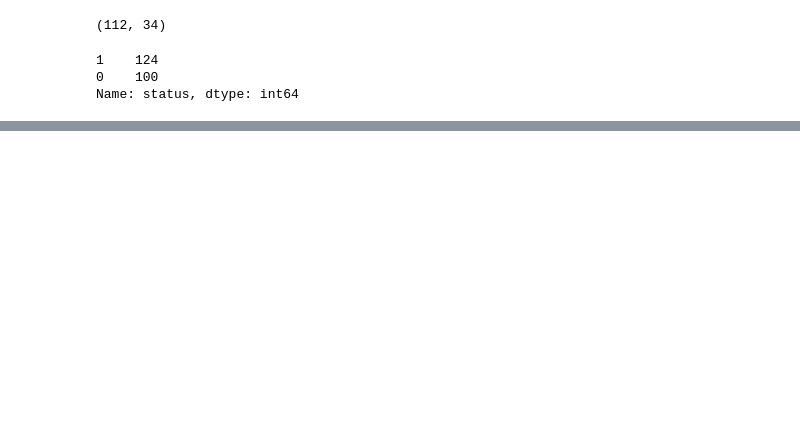
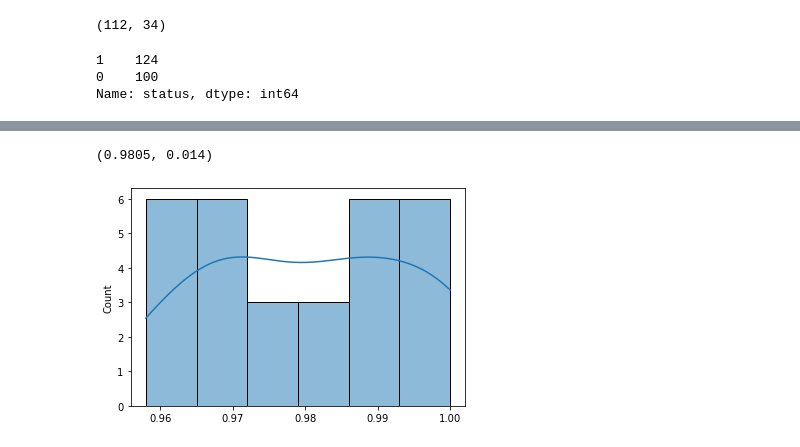
Before and after one commit to WaldemarWalo/DataScienceProjects, a Jupyter notebook: Bearing_Classification/60.lgbm_classification.ipynb, the cells around one changed output, grey strips where cells are left out. Cells and saved outputs as stored; diff of their text form; code cells hidden in the pictures; blank space fills up the shorter version.

```diff
--- a/Bearing_Classification/60.lgbm_classification.ipynb
+++ b/Bearing_Classification/60.lgbm_classification.ipynb
@@ -126,6 +126,3 @@ from lightgbm import LGBMClassifier
 # %%
 X = b_all.drop('status', axis=1)
 y = b_all['status']
-# %%
-model = LGBMClassifier(random_state=RS)
-cross_val_score(model, X, y, cv = 8)
@@ -135,14 +129,23 @@ array([0.96428571, 0.92857143, 0.89285714, 0.96428571, 1.        ,
 # %%
-def cross_val(model_factory, X, y, models = None):
+def cross_val(model_factory, X, y, cv_i_count = 1, model_i_count = 1, models = None):
+
     scores = []
     np.random.seed(RS)
 
-    for rs in range(20):
+    max_iter = cv_i_count * model_i_count * 5
+    current_iter = 0
+
+    total_elapsed_time = []
+
+    for i_cv in range(cv_i_count):
         for i_fold, (idx_train, idx_test) in enumerate(StratifiedKFold(n_splits=5, shuffle=True, random_state=np.random.randint(0,1000000)).split(X, y, y)):
             X_train, y_train = X.iloc[idx_train], y.iloc[idx_train]
             X_test, y_test = X.iloc[idx_test], y.iloc[idx_test]
 
-            for _ in range(5):
+            for i_model in range(model_i_count):
+
+                start_time = time.perf_counter()
+
                 model = model_factory(np.random.randint(0,1000000))
                 model.fit(X_train, y_train)
 
@@ -150,7 +153,18 @@ def cross_val(model_factory, X, y, models = None):
                 score = roc_auc_score(y_test, y_pred)
                 scores.append(score)
 
+                elapsed_time = time.perf_counter() - start_time
+                total_elapsed_time.append(elapsed_time)
+
+                predict_total_elapsed_time = np.mean(total_elapsed_time) * max_iter
+                predict_remaining_time = predict_total_elapsed_time - np.sum(total_elapsed_time)
+
+                current_iter += 1
+                print(f'{current_iter} / {max_iter}'.rjust(7), end='')
+                print(f'time {round(elapsed_time, 2)} - end in {round(predict_remaining_time, 2)} - total pred {round(predict_total_elapsed_time, 2)}'.rjust(45))
+
                 if models is not None:
                     models.append(model)
 
+    print(f'elapsed total: {round(np.sum(total_elapsed_time), 2)}')
     return np.array(scores)
@@ -172,0 +171,5 @@ _ = f.get_ax(aspect=3).hist(scores, bins=50)
+# %%
+lgbt_factory = lambda rs : LGBMClassifier(random_state=rs)
+
+scores = cross_val(lgbt_factory, X, y, 2, 3)
+scores.mean().round(4), scores.std().round(4)
@@ -172,0 +195,6 @@ _ = f.get_ax(aspect=3).hist(scores, bins=50)
+# %%
+scores.mean().round(4), scores.std().round(4)
+_ = sns.histplot(scores, kde=True)
+# %% [output]
+(0.9805, 0.014)
+[figure, added]
```
Also changed, not shown: parts of 14 cells of this notebook, 2 other files.
